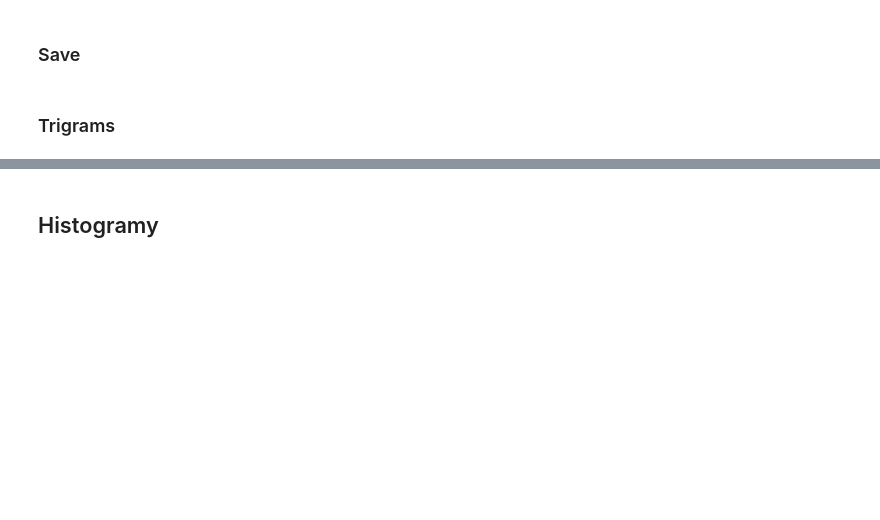
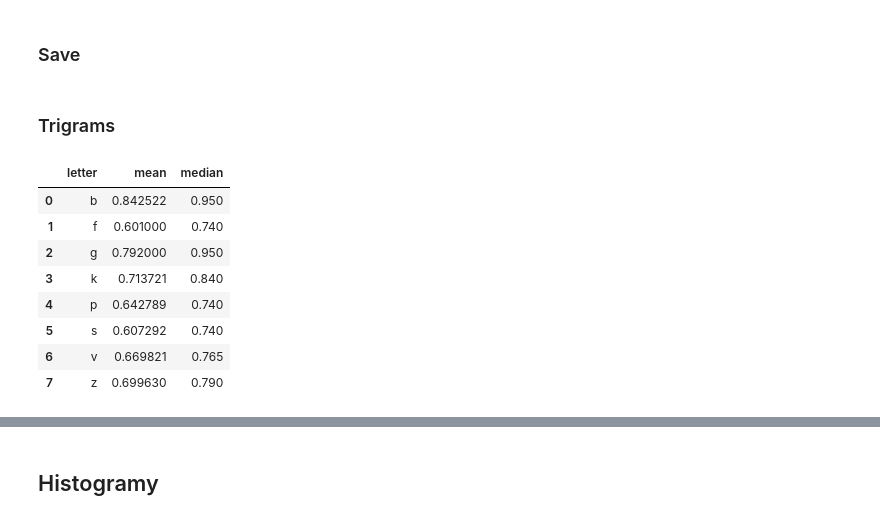
Before and after one commit to pstanisl/disertacka, a Jupyter notebook: analysis/src/Poslechovy test.ipynb, the cells around one changed output, grey strips where cells are left out. Saved outputs shown, nothing was run; the diff lists cells and outputs as text; code cells hidden in the pictures; blank space fills up the shorter version.

```diff
--- a/analysis/src/Poslechovy test.ipynb
+++ b/analysis/src/Poslechovy test.ipynb
@@ -180,3 +180,27 @@ df_var1121_merged.to_csv('../../data/var1121_merged.csv', sep=';', index=False,
 df_var1222_merged.to_csv('../../data/var1222_merged.csv', sep=';', index=False, encoding='utf-8')
 # %% [markdown]
 ### Trigrams
+# %%
+letters = sorted('pbszfvkg')
+# %%
+data_letters = {'letter': [], 'mean': [], 'median': []}
+
+for letter in letters:
+    df_letter = df_var1222_merged[df_var1222_merged['word1'].str.contains(letter)]
+
+    data_letters['letter'].append(letter)
+    data_letters['mean'].append(df_letter['agreement1'].mean())
+    data_letters['median'].append(df_letter['agreement1'].median())
+
+df_letters = pd.DataFrame(data_letters)
+df_letters
+# %% [output]
+|  | letter | mean | median |
+| 0 | b | 0.842522 | 0.950 |
+| 1 | f | 0.601000 | 0.740 |
+| 2 | g | 0.792000 | 0.950 |
+| 3 | k | 0.713721 | 0.840 |
+| 4 | p | 0.642789 | 0.740 |
+| 5 | s | 0.607292 | 0.740 |
+| 6 | v | 0.669821 | 0.765 |
+| 7 | z | 0.699630 | 0.790 |
```
Also changed, not shown: parts of 5 cells of this notebook.
